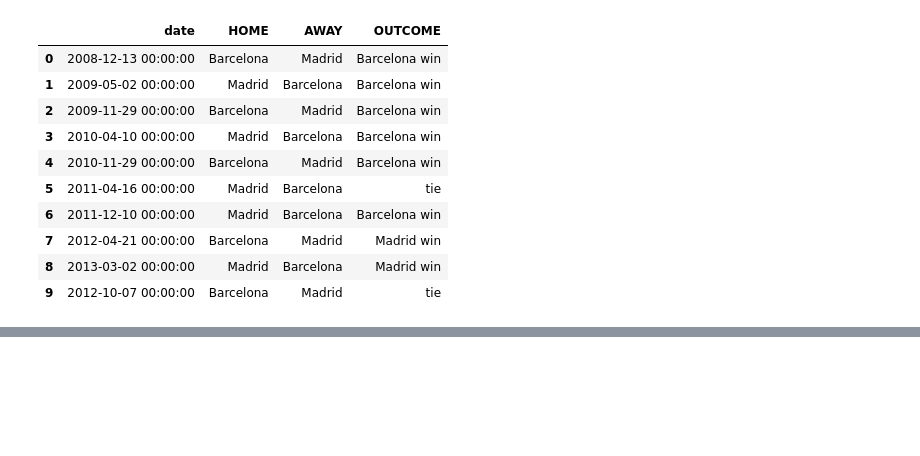
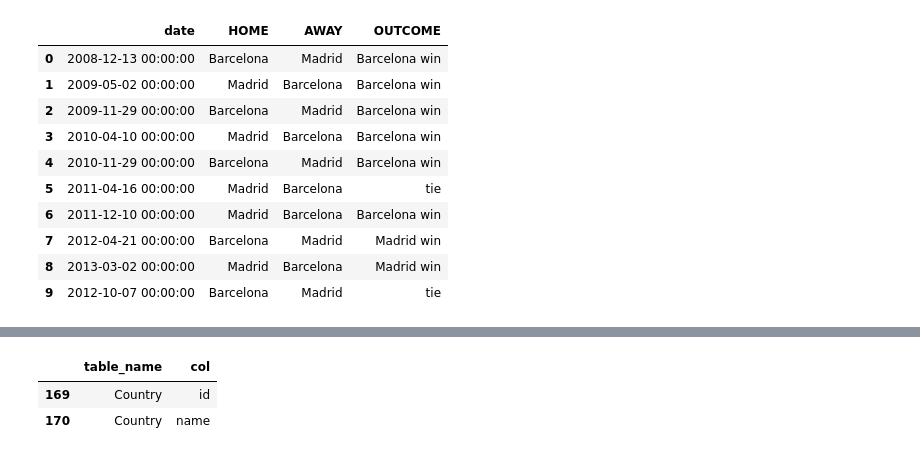
Before and after one commit to noproblem-james/datascience_topics, a Jupyter notebook: topics/data_eng/sql/intermediate_sql.ipynb, the cells around one changed output, grey strips where cells are left out. Saved outputs shown, nothing was run; the diff lists cells and outputs as text; code cells hidden in the pictures; blank space fills up the shorter version.

```diff
--- a/topics/data_eng/sql/intermediate_sql.ipynb
+++ b/topics/data_eng/sql/intermediate_sql.ipynb
@@ -239,0 +322,6 @@ shape: (16, 4)
+# %%
+meta_df.query("table_name == 'Country'")
+# %% [output]
+|  | table_name | col |
+| 169 | Country | id |
+| 170 | Country | name |
```
Also changed, not shown: parts of 12 cells of this notebook.
